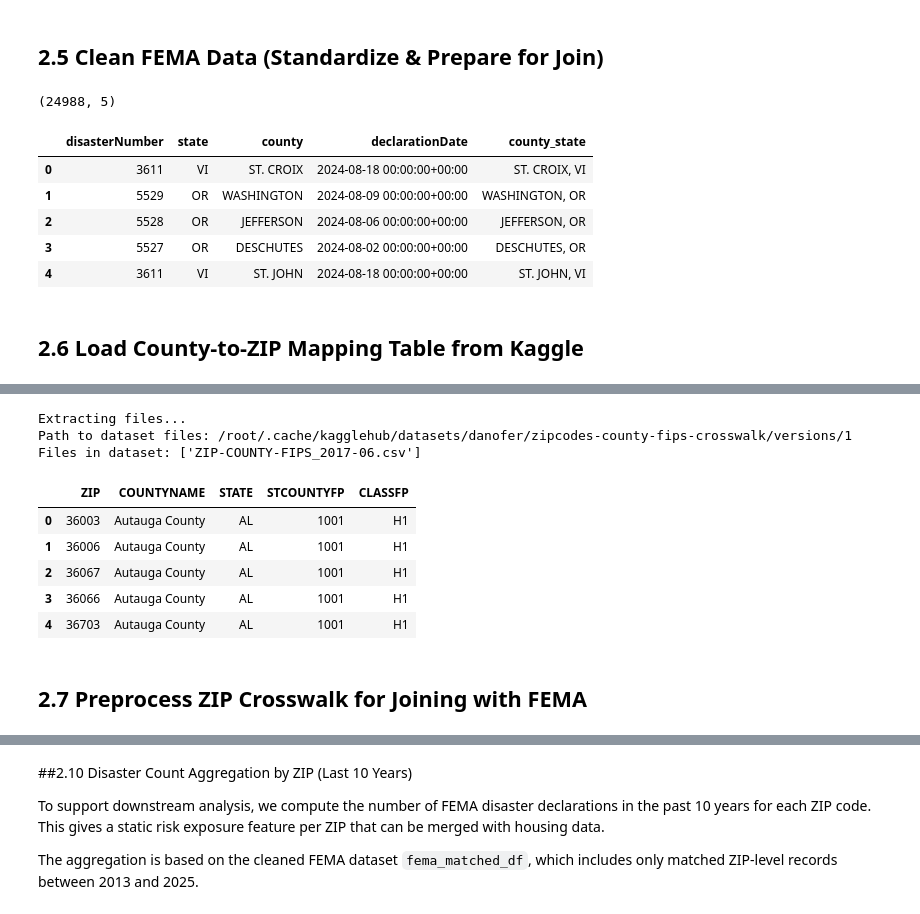
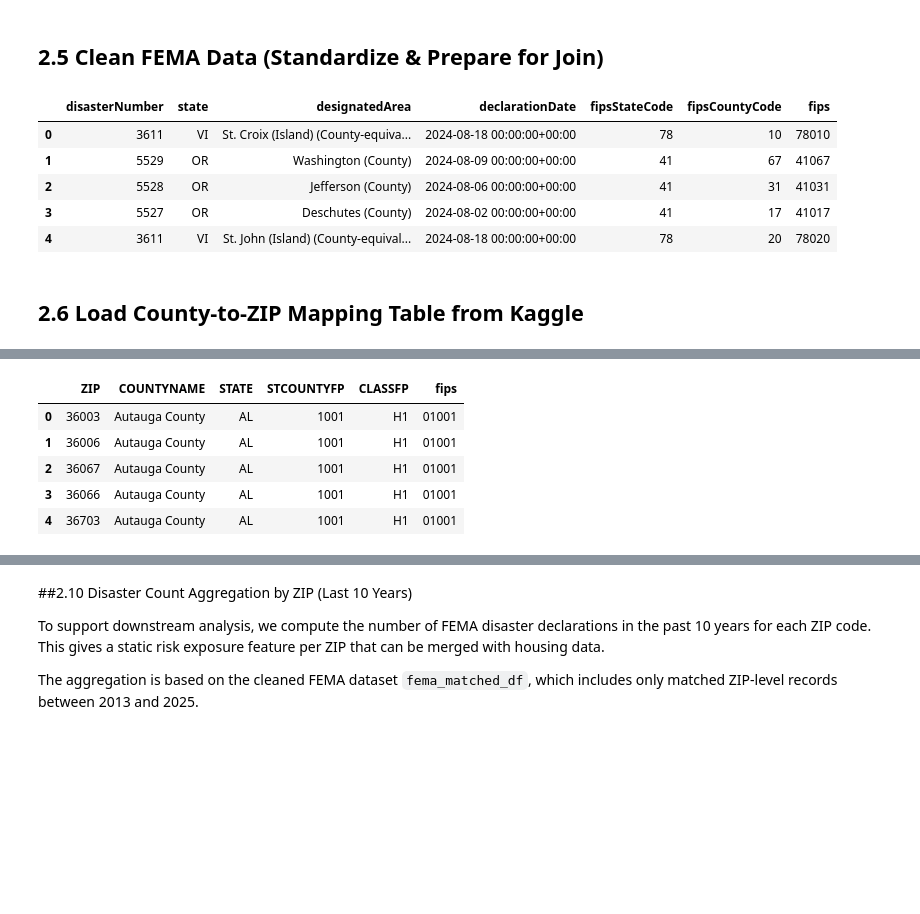
Before and after one commit to ypi9/HousingPricePrediction, a Jupyter notebook: Final_project.ipynb, the cells around one changed output, grey strips where cells are left out. Saved outputs shown, nothing was run; the diff lists cells and outputs as text; code cells hidden in the pictures; blank space fills up the shorter version.

Commit message:
Use FIPS codes to merge FEMA disasters with ZIP codes and aggregate 10-year disaster counts per ZIP

```diff
--- a/Final_project.ipynb
+++ b/Final_project.ipynb
@@ -401,33 +401,21 @@ Total records: 24988
 # %% [markdown]
 ## 2.5 Clean FEMA Data (Standardize & Prepare for Join)
-# %%
-# Drop rows with missing designated area after filtering
-fema_recent_df = fema_recent_df.dropna(subset=['designatedArea'])
-
-# Remove any content inside parentheses, including the parentheses themselves
-fema_recent_df['designatedArea'] = fema_recent_df['designatedArea'].str.replace(r"\s*\(.*?\)", "", regex=True)
-
-# Standardize text fields: uppercase and strip whitespace
-fema_recent_df['designatedArea'] = fema_recent_df['designatedArea'].str.upper().str.strip()
-fema_recent_df['state'] = fema_recent_df['state'].str.upper().str.strip()
-
-# Rename for consistency with other datasets
-fema_recent_df.rename(columns={'designatedArea': 'county'}, inplace=True)
-
-# Create a unique join key for ZIP code mapping
-fema_recent_df['county_state'] = fema_recent_df['county'] + ", " + fema_recent_df['state']
-
-# Final preview
-print(fema_recent_df.shape)
-fema_recent_df.drop_duplicates().head()
-# %% [output]
-(24988, 5)
-|  | disasterNumber | state | county | declarationDate | county_state |
-| 0 | 3611 | VI | ST. CROIX | 2024-08-18 00:00:00+00:00 | ST. CROIX, VI |
-| 1 | 5529 | OR | WASHINGTON | 2024-08-09 00:00:00+00:00 | WASHINGTON, OR |
-| 2 | 5528 | OR | JEFFERSON | 2024-08-06 00:00:00+00:00 | JEFFERSON, OR |
-| 3 | 5527 | OR | DESCHUTES | 2024-08-02 00:00:00+00:00 | DESCHUTES, OR |
-| 4 | 3611 | VI | ST. JOHN | 2024-08-18 00:00:00+00:00 | ST. JOHN, VI |
+# %%
+# Construct full 5-digit county-level FIPS code
+fema_recent_df['fips'] = (
+    fema_recent_df['fipsStateCode'].astype(str).str.zfill(2) +
+    fema_recent_df['fipsCountyCode'].astype(str).str.zfill(3)
+)
+
+# Preview
+fema_recent_df.head()
+# %% [output]
+|  | disasterNumber | state | designatedArea | declarationDate | fipsStateCode | fipsCountyCode | fips |
+| 0 | 3611 | VI | St. Croix (Island) (County-equiva... | 2024-08-18 00:00:00+00:00 | 78 | 10 | 78010 |
+| 1 | 5529 | OR | Washington (County) | 2024-08-09 00:00:00+00:00 | 41 | 67 | 41067 |
+| 2 | 5528 | OR | Jefferson (County) | 2024-08-06 00:00:00+00:00 | 41 | 31 | 41031 |
+| 3 | 5527 | OR | Deschutes (County) | 2024-08-02 00:00:00+00:00 | 41 | 17 | 41017 |
+| 4 | 3611 | VI | St. John (Island) (County-equival... | 2024-08-18 00:00:00+00:00 | 78 | 20 | 78020 |
 # %% [markdown]
 ## 2.6 Load County-to-ZIP Mapping Table from Kaggle
 # %%
@@ -451,6 +439,9 @@ print("Files in dataset:", files)
 file_path = os.path.join(path, "ZIP-COUNTY-FIPS_2017-06.csv")
 zip_crosswalk_df = pd.read_csv(file_path)
 
+zip_crosswalk_df['fips'] = zip_crosswalk_df['STCOUNTYFP'].astype(str).str.zfill(5)
+
+
 # Preview
 zip_crosswalk_df.head()
 # %% [output]
@@ -458,11 +450,6 @@ Downloading from https://www.kaggle.com/api/v1/datasets/download/danofer/zipcode
-Extracting files...
-Path to dataset files: /root/.cache/kagglehub/datasets/danofer/zipcodes-county-fips-crosswalk/versions/1
-Files in dataset: ['ZIP-COUNTY-FIPS_2017-06.csv']
-|  | ZIP | COUNTYNAME | STATE | STCOUNTYFP | CLASSFP |
-| 0 | 36003 | Autauga County | AL | 1001 | H1 |
-| 1 | 36006 | Autauga County | AL | 1001 | H1 |
-| 2 | 36067 | Autauga County | AL | 1001 | H1 |
-| 3 | 36066 | Autauga County | AL | 1001 | H1 |
-| 4 | 36703 | Autauga County | AL | 1001 | H1 |
+|  | ZIP | COUNTYNAME | STATE | STCOUNTYFP | CLASSFP | fips |
+| 0 | 36003 | Autauga County | AL | 1001 | H1 | 01001 |
+| 1 | 36006 | Autauga County | AL | 1001 | H1 | 01001 |
+| 2 | 36067 | Autauga County | AL | 1001 | H1 | 01001 |
+| 3 | 36066 | Autauga County | AL | 1001 | H1 | 01001 |
+| 4 | 36703 | Autauga County | AL | 1001 | H1 | 01001 |
-# %% [markdown]
-## 2.7 Preprocess ZIP Crosswalk for Joining with FEMA
```
Also changed, not shown: parts of 29 cells of this notebook.
